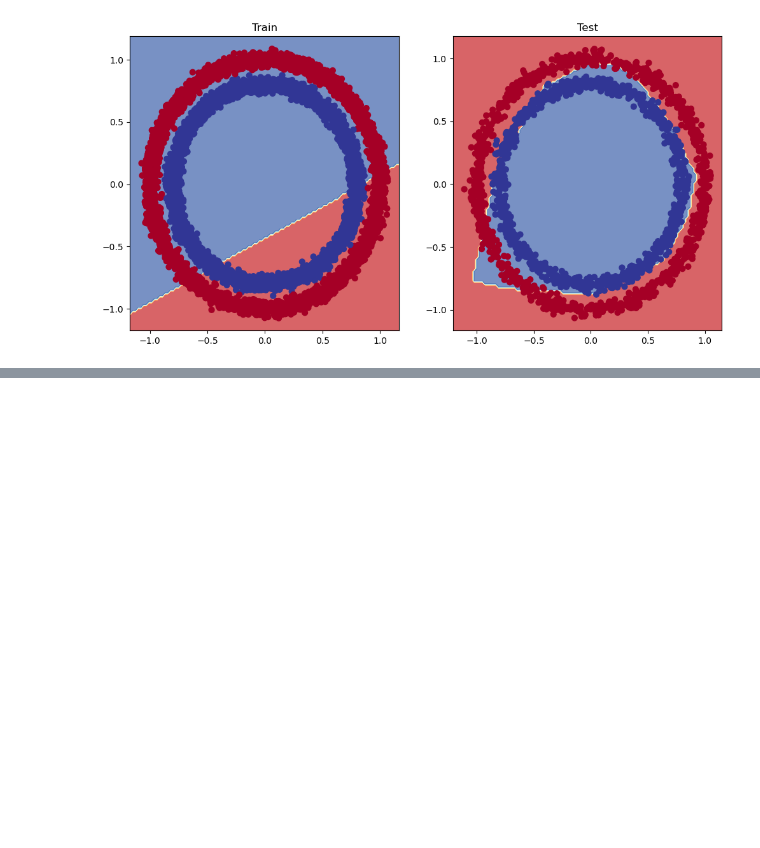
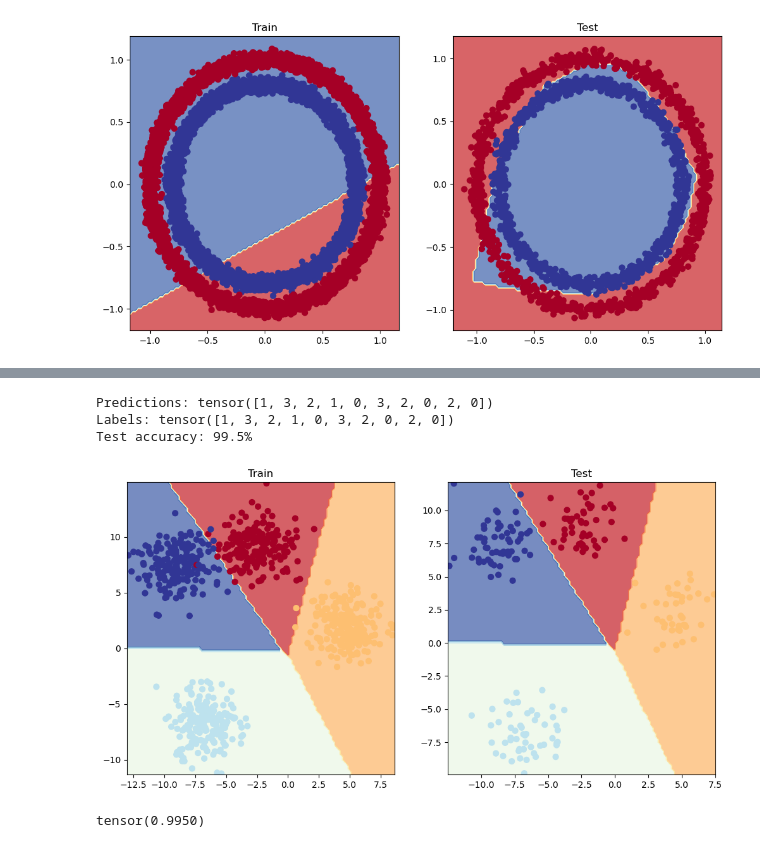
Before and after one commit to TwistzZz79/Deep-Learning-with-Pytorch, a Jupyter notebook: Neural Network with pytorch/Neural network with Pytorch.ipynb, the cells around one changed output, grey strips where cells are left out. Saved outputs shown, nothing was run; the diff lists cells and outputs as text; code cells hidden in the pictures; blank space fills up the shorter version.

Commit message:
finished multiclass model

```diff
--- a/Neural Network with pytorch/Neural network with Pytorch.ipynb
+++ b/Neural Network with pytorch/Neural network with Pytorch.ipynb
@@ -598,0 +675,23 @@ X_blob
+# %%
+#compare first 10 model_preds and test labels
+print(f"Predictions: {y_preds[:10]}\nLabels: {y_blob_test[:10]}")
+print(f"Test accuracy: {accuracy_fn(y_true=y_blob_test, y_pred=y_preds)}%")
+# %% [output]
+Predictions: tensor([1, 3, 2, 1, 0, 3, 2, 0, 2, 0])
+Labels: tensor([1, 3, 2, 1, 0, 3, 2, 0, 2, 0])
+Test accuracy: 99.5%
+# %%
+plt.figure(figsize=(12, 6))
+plt.subplot(1, 2, 1)
+plt.title("Train")
+plot_decision_boundary(model_4, X_blob_train, y_blob_train)
+plt.subplot(1, 2, 2)
+plt.title("Test")
+plot_decision_boundary(model_4, X_blob_test, y_blob_test)
+# %% [output]
+[figure, added]
+# %%
+torchmetrics_accuracy = Accuracy(task='multiclass', num_classes=4).to(device)
+torchmetrics_accuracy(y_preds, y_blob_test)
+# %% [output]
+tensor(0.9950)
```
Also changed, not shown: parts of 43 cells of this notebook.
